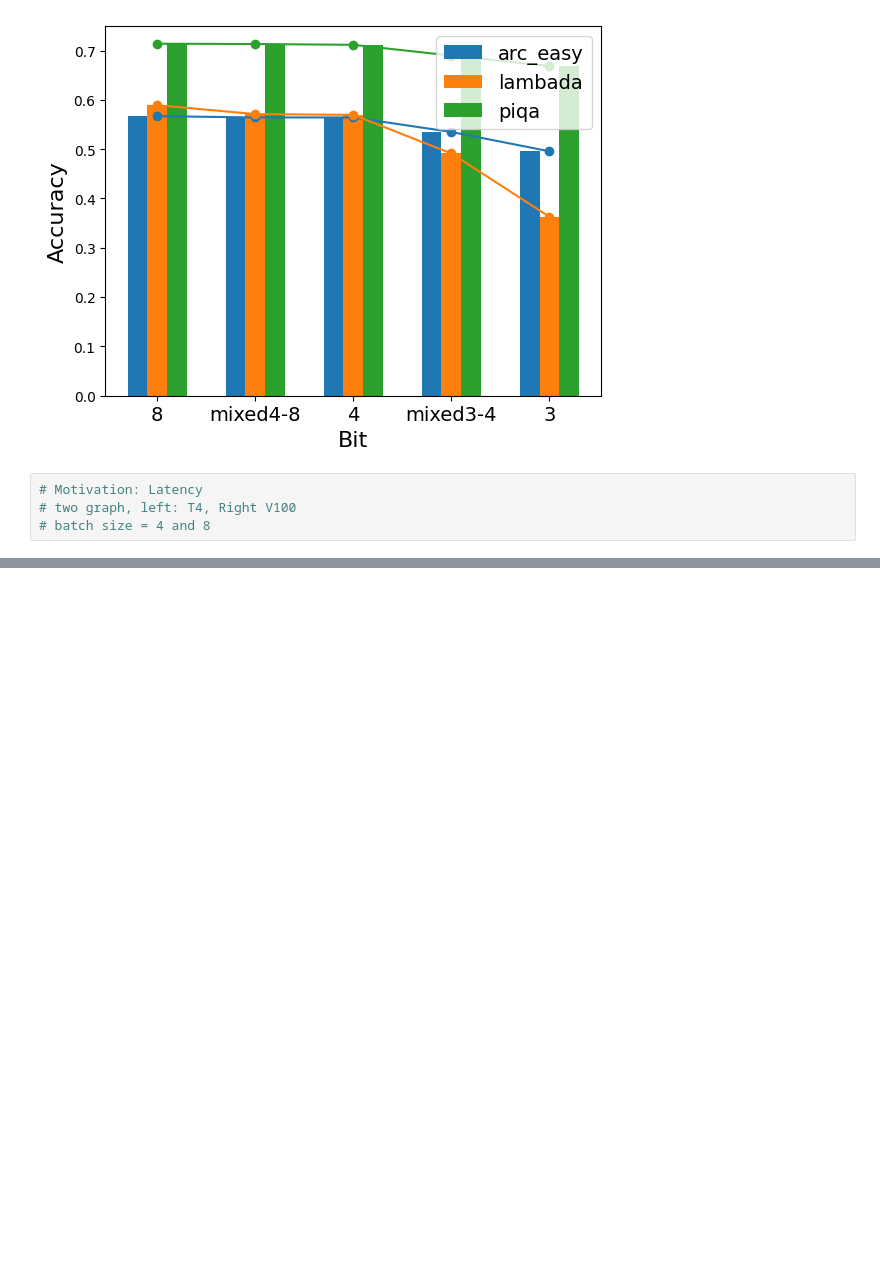
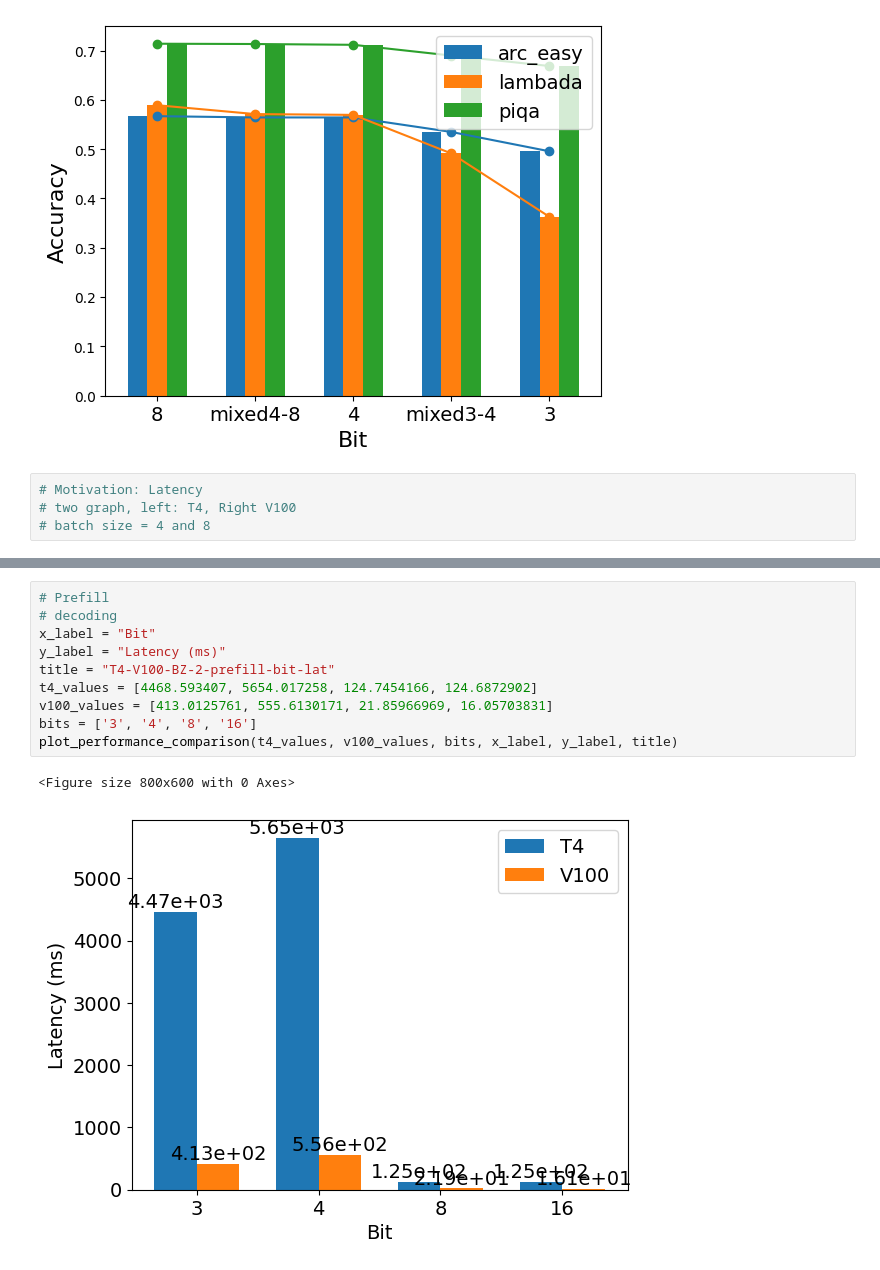
Before and after one commit to tonyzhao-jt/LLM-PQ, a Jupyter notebook: notebook/Motive_Graph.ipynb, the cells around one changed output, grey strips where cells are left out. Drawn from its saved outputs; the diff is of its cells as text; blank space fills up the shorter version.

```diff
--- a/notebook/Motive_Graph.ipynb
+++ b/notebook/Motive_Graph.ipynb
@@ -112,0 +127,13 @@ plot_performance_comparison(t4_values, v100_values, bits, x_label, y_label, titl
+# %%
+# Prefill
+# decoding
+x_label = "Bit"
+y_label = "Latency (ms)"
+title = "T4-V100-BZ-2-prefill-bit-lat"
+t4_values = [4468.593407, 5654.017258, 124.7454166, 124.6872902]
+v100_values = [413.0125761, 555.6130171, 21.85966969, 16.05703831]
+bits = ['3', '4', '8', '16']
+plot_performance_comparison(t4_values, v100_values, bits, x_label, y_label, title)
+# %% [output]
+<Figure size 800x600 with 0 Axes>
+[figure, added]
```
Also changed, not shown: parts of 6 cells of this notebook, 51 other files.
